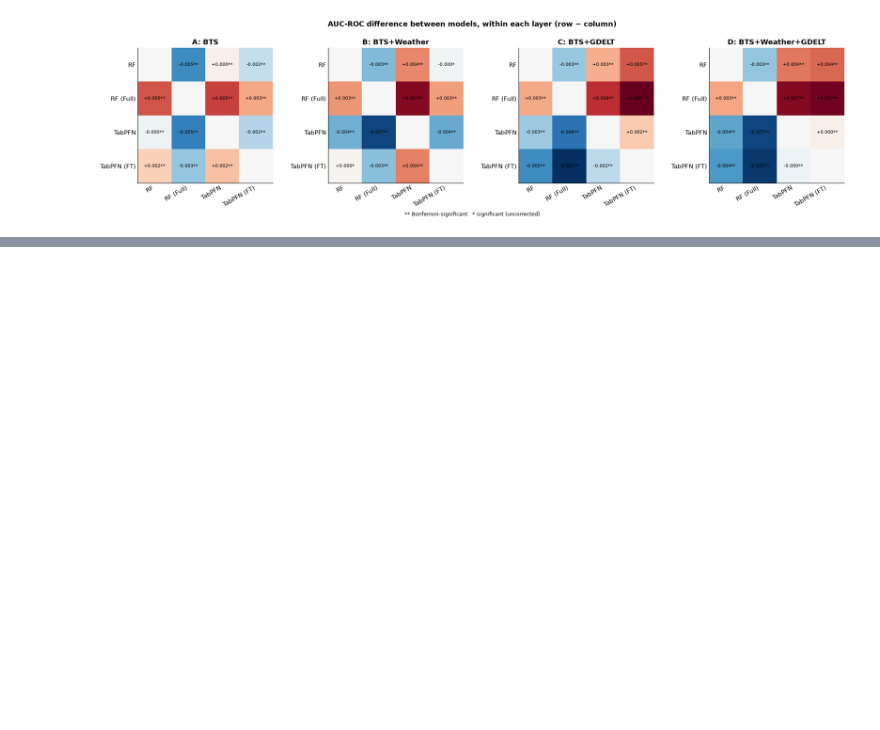
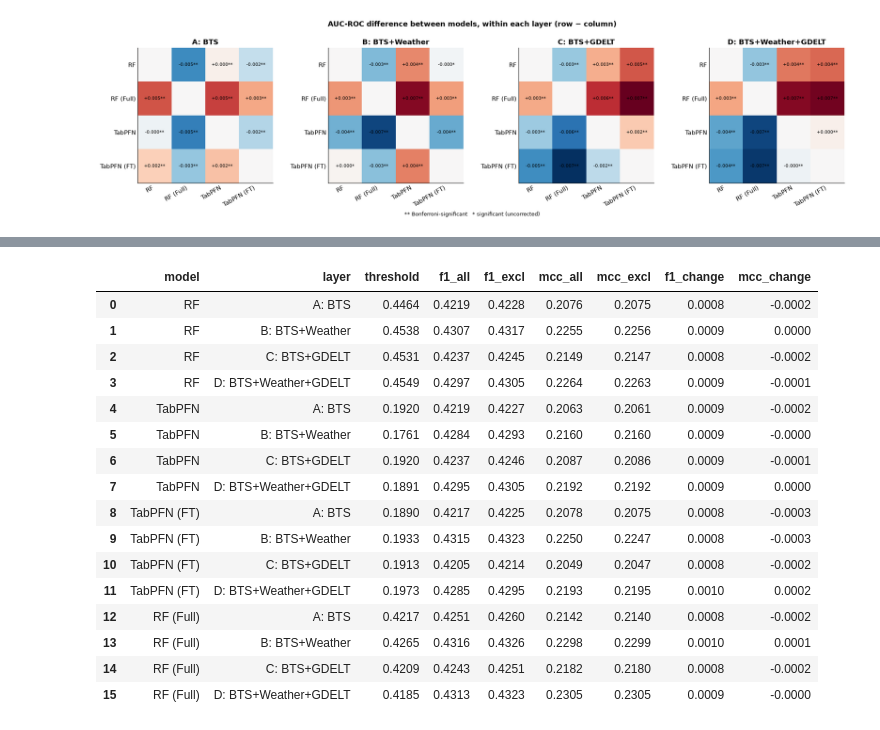
Before and after one commit to aniaand/BachelorThesisAirlineDelayPrediction, a Jupyter notebook: notebooks/results.ipynb, the cells around one changed output, grey strips where cells are left out. Cells and saved outputs as stored; diff of their text form; code cells hidden in the pictures; blank space fills up the shorter version.

Commit message:
layered fine tuned notebooks and scripts

```diff
--- a/notebooks/results.ipynb
+++ b/notebooks/results.ipynb
@@ -528,0 +758,48 @@ plot_diff_heatmaps(model_pair_df, model_order,
+# %%
+# --- F1 / MCC at the already-tuned thresholds (only if the summaries store them) ----------
+from sklearn.metrics import f1_score, matthews_corrcoef
+
+def find_threshold_col(df):
+    cols = [c for c in df.columns if "thresh" in c.lower()]
+    return cols[0] if cols else None
+
+threshold_rows = []
+for model, df in sources.items():
+    col = find_threshold_col(df)
+    if col is None:
+        print(f"{model}: no threshold column in its summary CSV -- F1/MCC skipped")
+        continue
+    for _, row in df.iterrows():
+        layer, thr = row["layer_label"], float(row[col])
+        pred = (probs[(model, layer)] >= thr).astype(int)
+        threshold_rows.append({
+            "model": model, "layer": layer, "threshold": thr,
+            "f1_all": f1_score(y_test, pred), "f1_excl": f1_score(y_excl, pred[keep_mask]),
+            "mcc_all": matthews_corrcoef(y_test, pred), "mcc_excl": matthews_corrcoef(y_excl, pred[keep_mask]),
+        })
+
+if threshold_rows:
+    hnl_thr_df = pd.DataFrame(threshold_rows)
+    hnl_thr_df["f1_change"] = hnl_thr_df["f1_excl"] - hnl_thr_df["f1_all"]
+    hnl_thr_df["mcc_change"] = hnl_thr_df["mcc_excl"] - hnl_thr_df["mcc_all"]
+    # sanity check: f1_all should reproduce the summary tables
+    hnl_thr_df.to_csv(results_dir / "robustness_excl_hnl_threshold_metrics.csv", index=False)
+    display(hnl_thr_df.round(4))
+# %% [output]
+|  | model | layer | threshold | f1_all | f1_excl | mcc_all | mcc_excl | f1_change | mcc_change |
+| 0 | RF | A: BTS | 0.4464 | 0.4219 | 0.4228 | 0.2076 | 0.2075 | 0.0008 | -0.0002 |
+| 1 | RF | B: BTS+Weather | 0.4538 | 0.4307 | 0.4317 | 0.2255 | 0.2256 | 0.0009 | 0.0000 |
+| 2 | RF | C: BTS+GDELT | 0.4531 | 0.4237 | 0.4245 | 0.2149 | 0.2147 | 0.0008 | -0.0002 |
+| 3 | RF | D: BTS+Weather+GDELT | 0.4549 | 0.4297 | 0.4305 | 0.2264 | 0.2263 | 0.0009 | -0.0001 |
+| 4 | TabPFN | A: BTS | 0.1920 | 0.4219 | 0.4227 | 0.2063 | 0.2061 | 0.0009 | -0.0002 |
+| 5 | TabPFN | B: BTS+Weather | 0.1761 | 0.4284 | 0.4293 | 0.2160 | 0.2160 | 0.0009 | -0.0000 |
+| 6 | TabPFN | C: BTS+GDELT | 0.1920 | 0.4237 | 0.4246 | 0.2087 | 0.2086 | 0.0009 | -0.0001 |
+| 7 | TabPFN | D: BTS+Weather+GDELT | 0.1891 | 0.4295 | 0.4305 | 0.2192 | 0.2192 | 0.0009 | 0.0000 |
+| 8 | TabPFN (FT) | A: BTS | 0.1890 | 0.4217 | 0.4225 | 0.2078 | 0.2075 | 0.0008 | -0.0003 |
+| 9 | TabPFN (FT) | B: BTS+Weather | 0.1933 | 0.4315 | 0.4323 | 0.2250 | 0.2247 | 0.0008 | -0.0003 |
+| 10 | TabPFN (FT) | C: BTS+GDELT | 0.1913 | 0.4205 | 0.4214 | 0.2049 | 0.2047 | 0.0008 | -0.0002 |
+| 11 | TabPFN (FT) | D: BTS+Weather+GDELT | 0.1973 | 0.4285 | 0.4295 | 0.2193 | 0.2195 | 0.0010 | 0.0002 |
+| 12 | RF (Full) | A: BTS | 0.4217 | 0.4251 | 0.4260 | 0.2142 | 0.2140 | 0.0008 | -0.0002 |
+| 13 | RF (Full) | B: BTS+Weather | 0.4265 | 0.4316 | 0.4326 | 0.2298 | 0.2299 | 0.0010 | 0.0001 |
+| 14 | RF (Full) | C: BTS+GDELT | 0.4209 | 0.4243 | 0.4251 | 0.2182 | 0.2180 | 0.0008 | -0.0002 |
+| 15 | RF (Full) | D: BTS+Weather+GDELT | 0.4185 | 0.4313 | 0.4323 | 0.2305 | 0.2305 | 0.0009 | -0.0000 |
```
Also changed, not shown: parts of 7 cells of this notebook, 5 other files.
